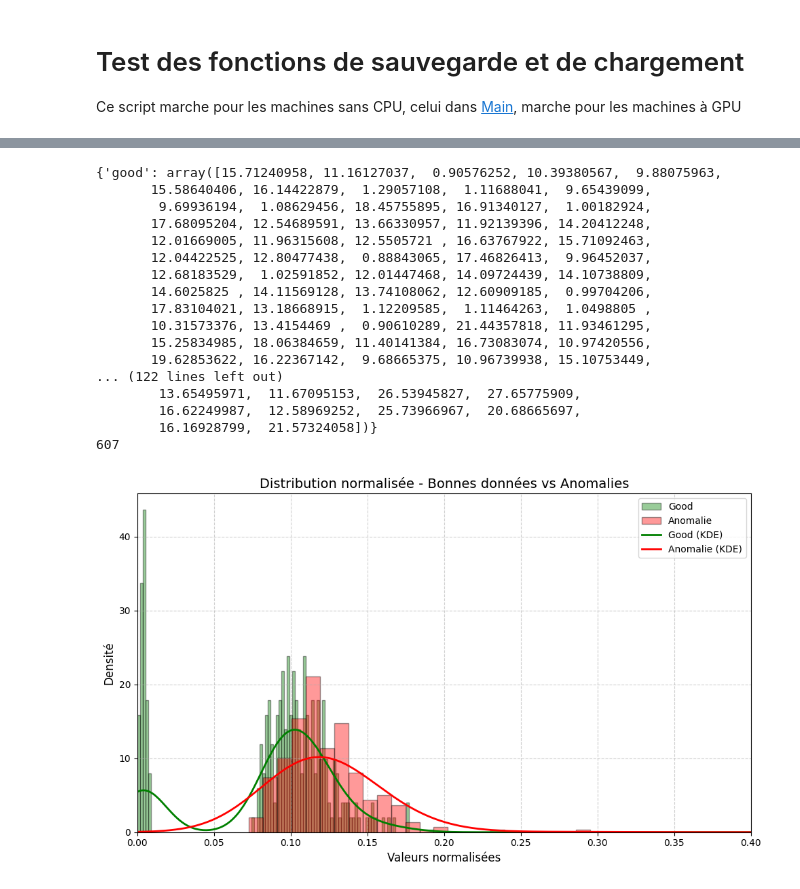
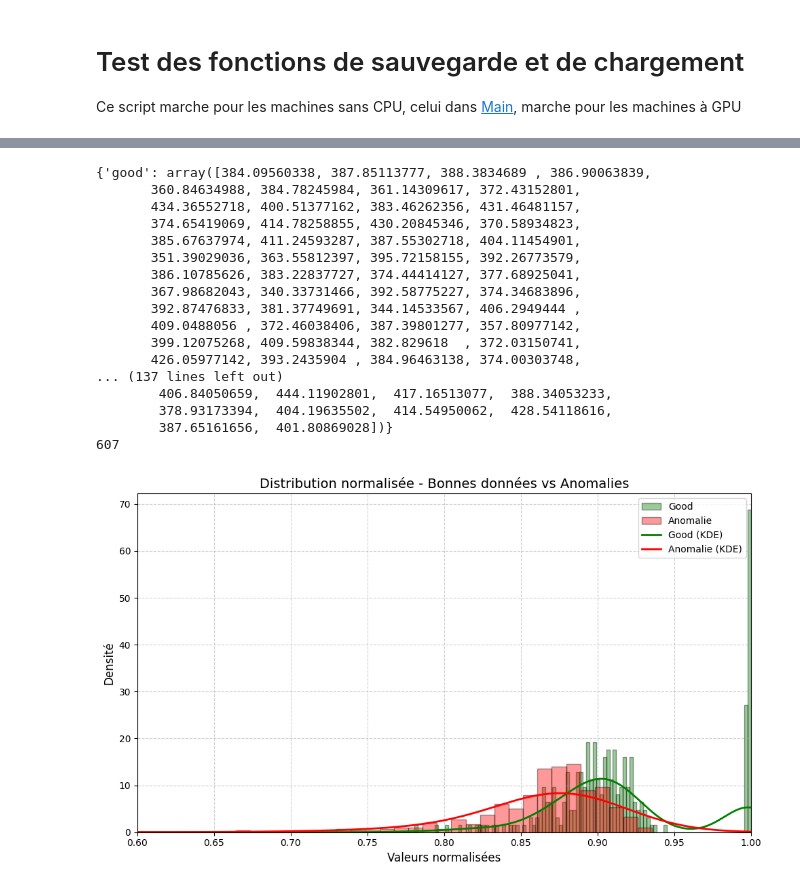
Before and after one commit to PommeDev/Detection-d-anomalies, a Jupyter notebook: test_save_loc.ipynb, the cells around one changed output, grey strips where cells are left out. Saved outputs shown, nothing was run; the diff lists cells and outputs as text; code cells hidden in the pictures.

Commit message:
Ajout de l'affichage d'image et test d'autre fonctions de pertes

```diff
--- a/test_save_loc.ipynb
+++ b/test_save_loc.ipynb
@@ -123,7 +123,6 @@ def load(fileName = "model_weights.pth"): # Cette fonction permet de charger le
 load()
 # %%
 import os
-import torch
 from PIL import Image
 from torch.utils.data import Dataset, DataLoader
 from torchvision import transforms
@@ -148,7 +147,7 @@ class CustomImageTestDataset(Dataset):
             image = self.transform(image)
 
 
-        label = 'good' if img_path.split("\\")[-2] == 'good' else 'anomalie'
+        label = 'good' if img_path.split("/")[-2] == 'good' else 'anomalie'
 
 
         return image,label
@@ -159,7 +158,7 @@ transform = transforms.Compose([
 ])
 
 # Chemin vers le répertoire contenant les images de test
-image_dir = 'engine_wiring/engine_wiring/test'
+image_dir = 'engine_wiring/test'
 
 # Créer une instance du dataset
 datasetTest = CustomImageTestDataset(image_dir=image_dir, transform=transform)
@@ -202,3 +200,37 @@ def evaluate_autoencoder(model, test_loader, device):
 
 
 avg,re = evaluate_autoencoder(model, test_loader, device)
+# %%
+def evaluate_autoencoder_cosine_embedding(model, test_loader, device):
+    model.eval()
+    total_loss = 0
+    num_samples = 0
+
+    result = {'good':[],'anomalie':[]}
+
+    with torch.no_grad():
+        for data in test_loader:
+            inputs, label = data
+
+            target = torch.tensor([1] if label == 'good' else [-1], dtype=torch.float).to(device)
+
+            inputs = inputs.to(device)
+
+            outputs = model(inputs)
+
+            inputs_flat = inputs.view(inputs.size(0), -1)  # Aplatir l'entrée
+            outputs_flat = outputs.view(outputs.size(0), -1)  # Aplatir la sortie
+
+
+            loss = F.cosine_embedding_loss(outputs_flat, inputs_flat, torch.tensor(target, dtype=torch.float).to(device),reduction='sum') #reduction='sum'
+            result[label[0]].append(loss.item())
+            total_loss += loss.item()
+            num_samples += inputs.size(0)
+
+
+    avg_loss = total_loss / num_samples
+    result = {"good":np.array(result["good"])/num_samples,"anomalie":np.array(result["anomalie"])/num_samples}
+    return avg_loss,result
+
+
+avg,re = evaluate_autoencoder_cosine_embedding(model, test_loader, device)
@@ -207,22 +268,22 @@ print(re)
 
 print(len(re['good']) + len(re['anomalie']))
 # %% [output]
-{'good': array([15.71240958, 11.16127037,  0.90576252, 10.39380567,  9.88075963,
-       15.58640406, 16.14422879,  1.29057108,  1.11688041,  9.65439099,
-        9.69936194,  1.08629456, 18.45755895, 16.91340127,  1.00182924,
-       17.68095204, 12.54689591, 13.66330957, 11.92139396, 14.20412248,
-       12.01669005, 11.96315608, 12.5505721 , 16.63767922, 15.71092463,
-       12.04422525, 12.80477438,  0.88843065, 17.46826413,  9.96452037,
-       12.68183529,  1.02591852, 12.01447468, 14.09724439, 14.10738809,
-       14.6025825 , 14.11569128, 13.74108062, 12.60909185,  0.99704206,
-       17.83104021, 13.18668915,  1.12209585,  1.11464263,  1.0498805 ,
-       10.31573376, 13.4154469 ,  0.90610289, 21.44357818, 11.93461295,
-       15.25834985, 18.06384659, 11.40141384, 16.73083074, 10.97420556,
-       19.62853622, 16.22367142,  9.68665375, 10.96739938, 15.10753449,
-... (122 lines left out)
-        13.65495971,  11.67095153,  26.53945827,  27.65775909,
-        16.62249987,  12.58969252,  25.73966967,  20.68665697,
-        16.16928799,  21.57324058])}
+{'good': array([384.09560338, 387.85113777, 388.3834689 , 386.90063839,
+       360.84634988, 384.78245984, 361.14309617, 372.43152801,
+       434.36552718, 400.51377162, 383.46262356, 431.46481157,
+       374.65419069, 414.78258855, 430.20845346, 370.58934823,
+       385.67637974, 411.24593287, 387.55302718, 404.11454901,
+       351.39029036, 363.55812397, 395.72158155, 392.26773579,
+       386.10785626, 383.22837727, 374.44414127, 377.68925041,
+       367.98682043, 340.33731466, 392.58775227, 374.34683896,
+       392.87476833, 381.37749691, 344.14533567, 406.2949444 ,
+       409.0488056 , 372.46038406, 387.39801277, 357.80977142,
+       399.12075268, 409.59838344, 382.829618  , 372.03150741,
+       426.05977142, 393.2435904 , 384.96463138, 374.00303748,
+... (137 lines left out)
+        406.84050659,  444.11902801,  417.16513077,  388.34053233,
+        378.93173394,  404.19635502,  414.54950062,  428.54118616,
+        387.65161656,  401.80869028])}
 607
 # %%
 #Export to CSV
@@ -253,7 +314,7 @@ def normalize_d(x, y):
     ma = max(max(x), max(y))
     return (x - mi) / (ma - mi), (y - mi) / (ma - mi)
 
-# --- Données normalisées ---
+# --- Données normalisées ---seuil
 good_values, anomalie_values = normalize_d(np.array(re['good']), np.array(re['anomalie']))
 
 
@@ -261,34 +322,34 @@ good_values, anomalie_values = normalize_d(np.array(re['good']), np.array(re['an
 plt.figure(figsize=(10, 6))
 
 # --- Histogrammes ---
 plt.hist(good_values, bins=100, alpha=0.4, label='Good', color='green', density=True, edgecolor='black')
 plt.hist(anomalie_values, bins=100, alpha=0.4, label='Anomalie', color='red', density=True, edgecolor='black')
 
 # --- KDE (densité estimée) ---
 kde_good = gaussian_kde(good_values)
 x_good = np.linspace(0, 1, 1000)
 plt.plot(x_good, kde_good(x_good), color='green', label='Good (KDE)', linewidth=2)
 
 kde_anomalie = gaussian_kde(anomalie_values)
 x_anomalie = np.linspace(0, 1, 1000)
 plt.plot(x_anomalie, kde_anomalie(x_anomalie), color='red', label='Anomalie (KDE)', linewidth=2)
 
 # --- Légendes et axes ---
 plt.title('Distribution normalisée - Bonnes données vs Anomalies', fontsize=14)
 plt.xlabel('Valeurs normalisées', fontsize=12)
 plt.ylabel('Densité', fontsize=12)
 plt.legend(fontsize=10)
 plt.grid(True, linestyle='--', alpha=0.6)
 
 # --- Zoom possible ici (décommente et adapte les bornes si besoin) ---
-plt.xlim(0, 0.4)  # Par exemple, zoom sur la région d’intérêt
+plt.xlim(0.6, 1)  # Par exemple, zoom sur la région d’intérêt
 
 # --- Sauvegarde optionnelle ---
 
-plt.savefig("Evaluation/histogramme_density_L1.png", dpi=300, bbox_inches='tight')
+plt.savefig("Evaluation/histogramme_density_Csine_Embeding.png", dpi=300, bbox_inches='tight')
 
 plt.tight_layout()
 plt.show()
 # %% [output]
-[figure, old version]
+[figure, new version]
 # %%
```
Also changed, not shown: parts of 4 cells of this notebook, 12 other files.
